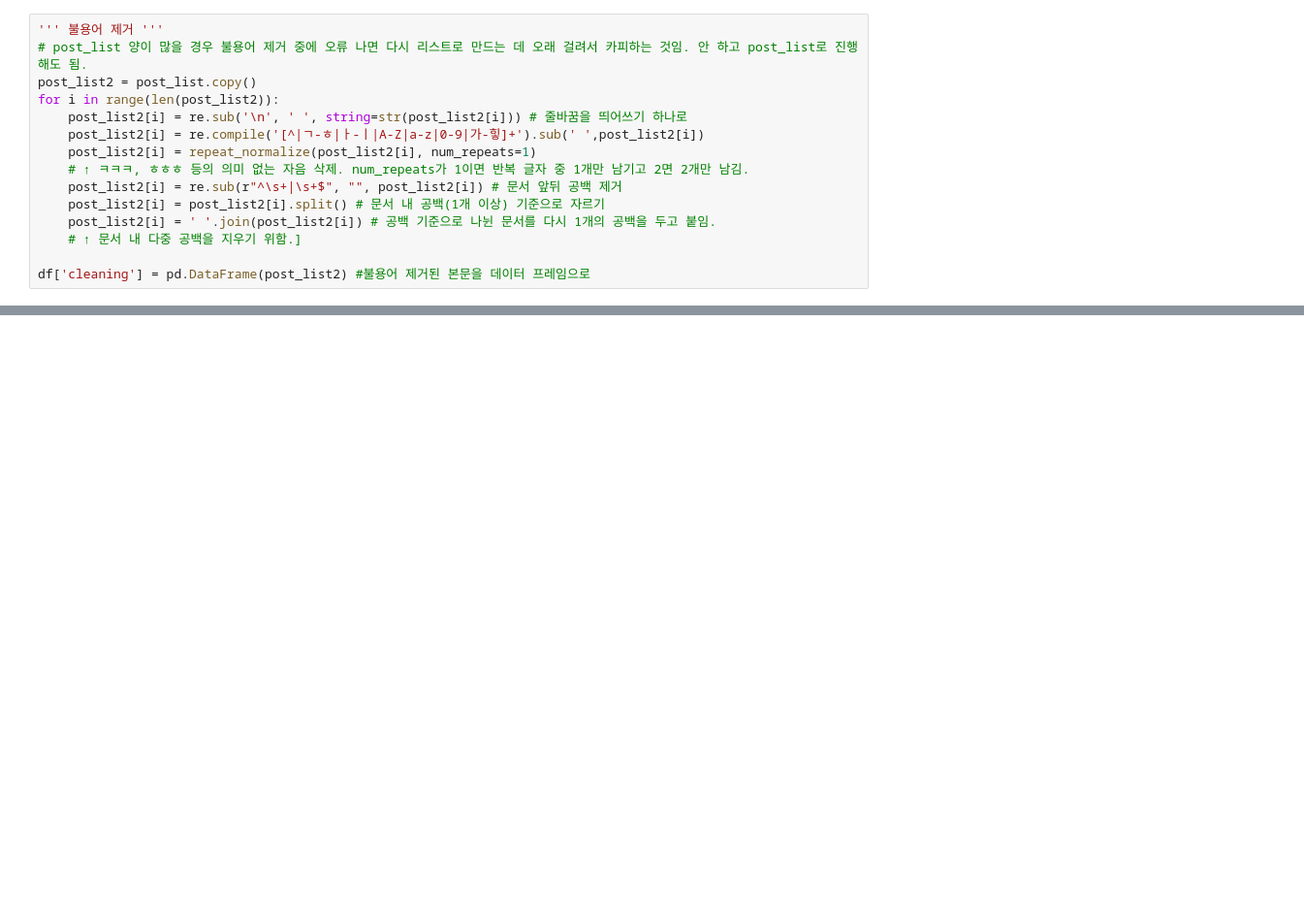
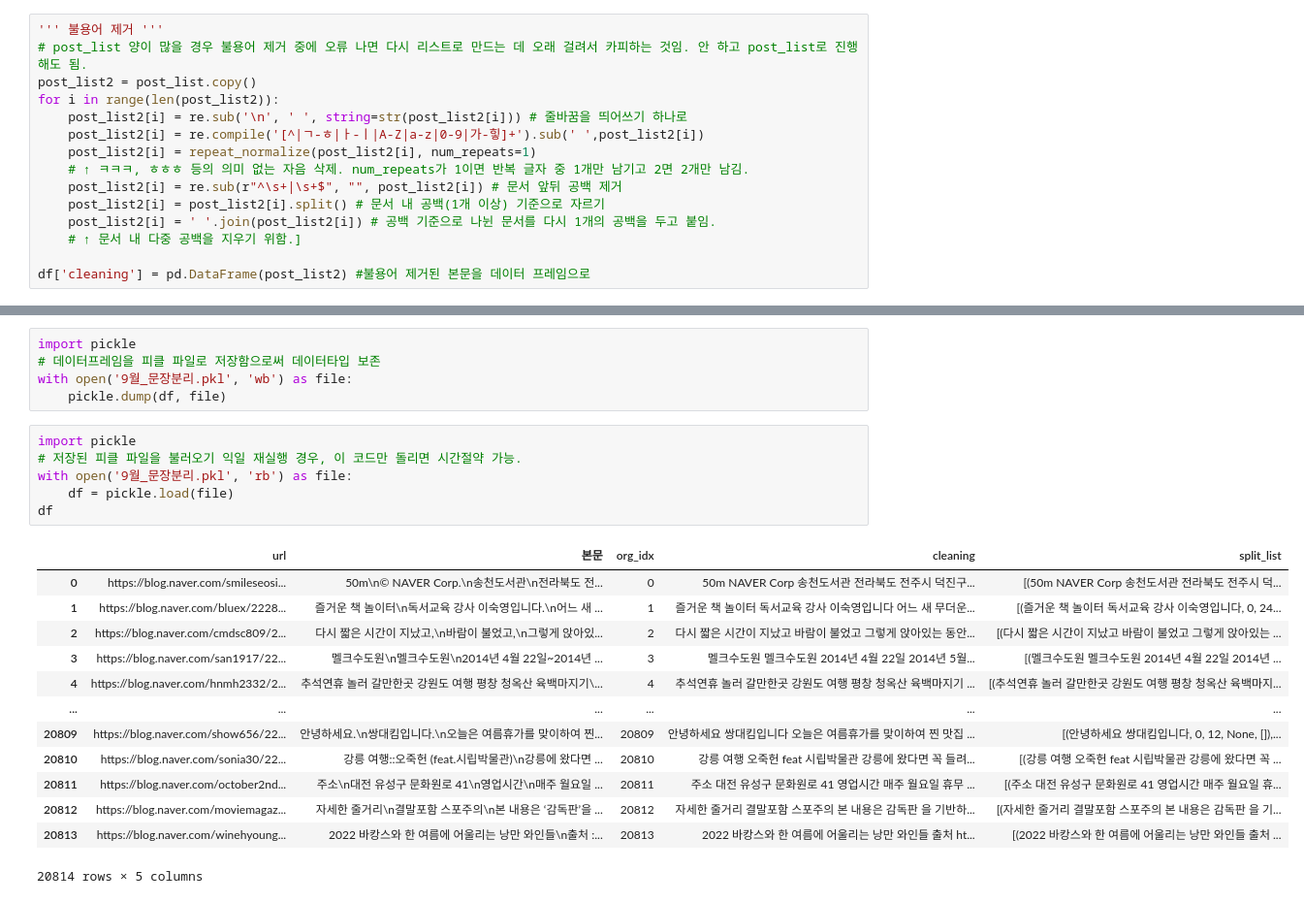
Before and after one commit to DDalaDDula/NIFoS, a Jupyter notebook: 문화/한글_텍스트_전처리/한글_텍스트_전처리_9월(불용어_제거_및_문장분리).ipynb, the cells around one changed output, grey strips where cells are left out. Shown at 97% size. Cells and saved outputs as stored; diff of their text form; blank space fills up the shorter version.

```diff
--- a/문화/한글_텍스트_전처리/한글_텍스트_전처리_9월(불용어_제거_및_문장분리).ipynb
+++ b/문화/한글_텍스트_전처리/한글_텍스트_전처리_9월(불용어_제거_및_문장분리).ipynb
@@ -65,2 +63,27 @@ df
+# %%
+import pickle
+# 데이터프레임을 피클 파일로 저장함으로써 데이터타입 보존
+with open('9월_문장분리.pkl', 'wb') as file:
+    pickle.dump(df, file)
+# %%
+import pickle
+# 저장된 피클 파일을 불러오기 익일 재실행 경우, 이 코드만 돌리면 시간절약 가능.
+with open('9월_문장분리.pkl', 'rb') as file:
+    df = pickle.load(file)
+df
+# %% [output]
+|  | url | 본문 | org_idx | cleaning | split_list |
+| 0 | https://blog.naver.com/smileseosi... | 50m\n© NAVER Corp.\n송천도서관\n전라북도 전... | 0 | 50m NAVER Corp 송천도서관 전라북도 전주시 덕진구... | [(50m NAVER Corp 송천도서관 전라북도 전주시 덕... |
+| 1 | https://blog.naver.com/bluex/2228... | 즐거운 책 놀이터\n독서교육 강사 이숙영입니다.\n어느 새 ... | 1 | 즐거운 책 놀이터 독서교육 강사 이숙영입니다 어느 새 무더운... | [(즐거운 책 놀이터 독서교육 강사 이숙영입니다, 0, 24... |
+| 2 | https://blog.naver.com/cmdsc809/2... | 다시 짧은 시간이 지났고,\n바람이 불었고,\n그렇게 앉아있... | 2 | 다시 짧은 시간이 지났고 바람이 불었고 그렇게 앉아있는 동안... | [(다시 짧은 시간이 지났고 바람이 불었고 그렇게 앉아있는 ... |
+| 3 | https://blog.naver.com/san1917/22... | 멜크수도원\n멜크수도원\n2014년 4월 22일~2014년 ... | 3 | 멜크수도원 멜크수도원 2014년 4월 22일 2014년 5월... | [(멜크수도원 멜크수도원 2014년 4월 22일 2014년 ... |
+| 4 | https://blog.naver.com/hnmh2332/2... | 추석연휴 놀러 갈만한곳 강원도 여행 평창 청옥산 육백마지기\... | 4 | 추석연휴 놀러 갈만한곳 강원도 여행 평창 청옥산 육백마지기 ... | [(추석연휴 놀러 갈만한곳 강원도 여행 평창 청옥산 육백마지... |
+| ... | ... | ... | ... | ... | ... |
+| 20809 | https://blog.naver.com/show656/22... | 안녕하세요.\n쌍대킴입니다.\n오늘은 여름휴가를 맞이하여 찐... | 20809 | 안녕하세요 쌍대킴입니다 오늘은 여름휴가를 맞이하여 찐 맛집 ... | [(안녕하세요 쌍대킴입니다, 0, 12, None, []),... |
+| 20810 | https://blog.naver.com/sonia30/22... | 강릉 여행::오죽헌 (feat.시립박물관)\n강릉에 왔다면 ... | 20810 | 강릉 여행 오죽헌 feat 시립박물관 강릉에 왔다면 꼭 들려... | [(강릉 여행 오죽헌 feat 시립박물관 강릉에 왔다면 꼭 ... |
+| 20811 | https://blog.naver.com/october2nd... | 주소\n대전 유성구 문화원로 41\n영업시간\n매주 월요일 ... | 20811 | 주소 대전 유성구 문화원로 41 영업시간 매주 월요일 휴무 ... | [(주소 대전 유성구 문화원로 41 영업시간 매주 월요일 휴... |
+| 20812 | https://blog.naver.com/moviemagaz... | 자세한 줄거리\n결말포함 스포주의\n본 내용은 ‘감독판’을 ... | 20812 | 자세한 줄거리 결말포함 스포주의 본 내용은 감독판 을 기반하... | [(자세한 줄거리 결말포함 스포주의 본 내용은 감독판 을 기... |
+| 20813 | https://blog.naver.com/winehyoung... | 2022 바캉스와 한 여름에 어울리는 낭만 와인들\n출처 :... | 20813 | 2022 바캉스와 한 여름에 어울리는 낭만 와인들 출처 ht... | [(2022 바캉스와 한 여름에 어울리는 낭만 와인들 출처 ... |
+20814 rows × 5 columns
 # %%
 # 데이터프레임을 1000개 단위로 나누기
```
Also changed, not shown: parts of 14 cells of this notebook, 4 other files.
